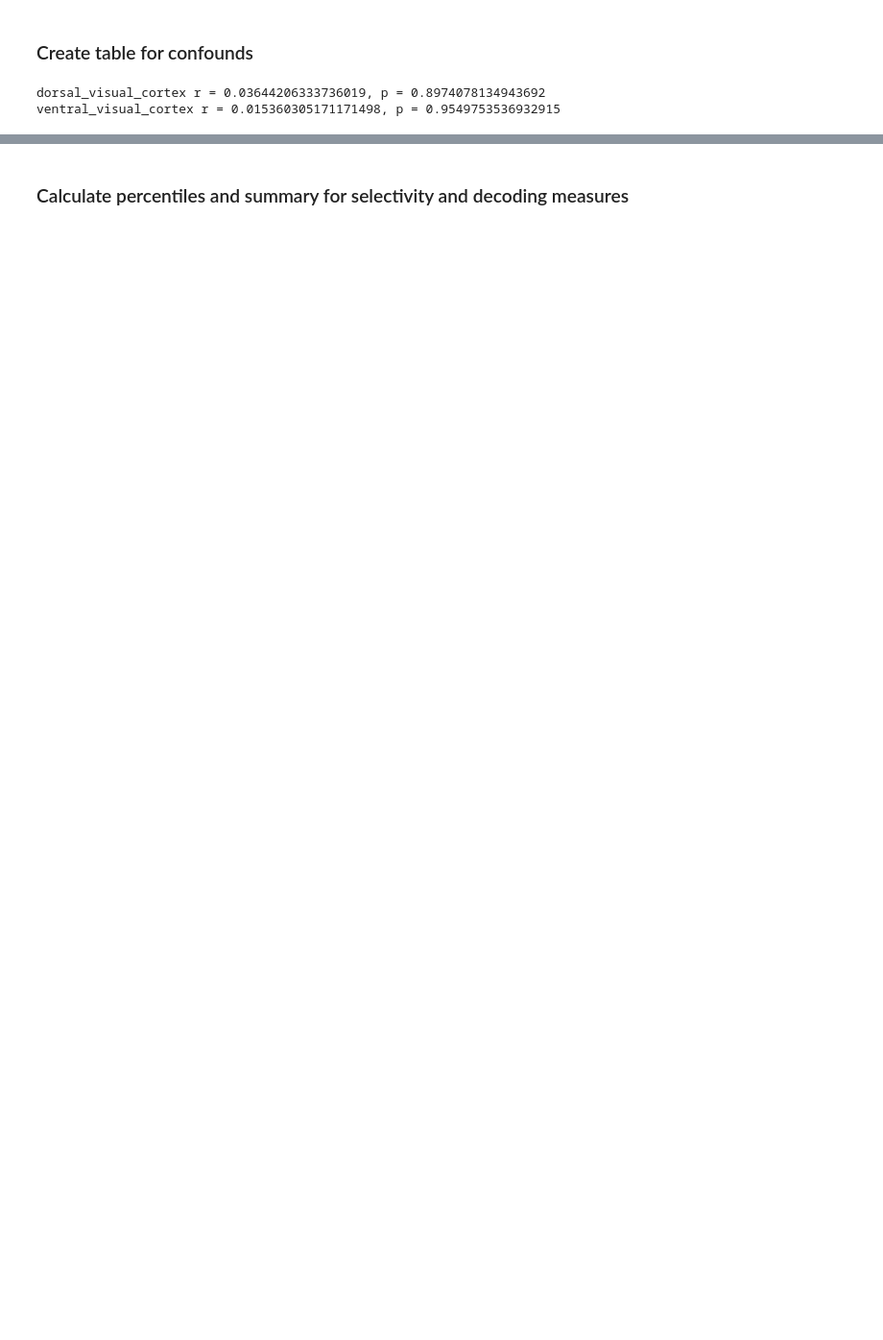
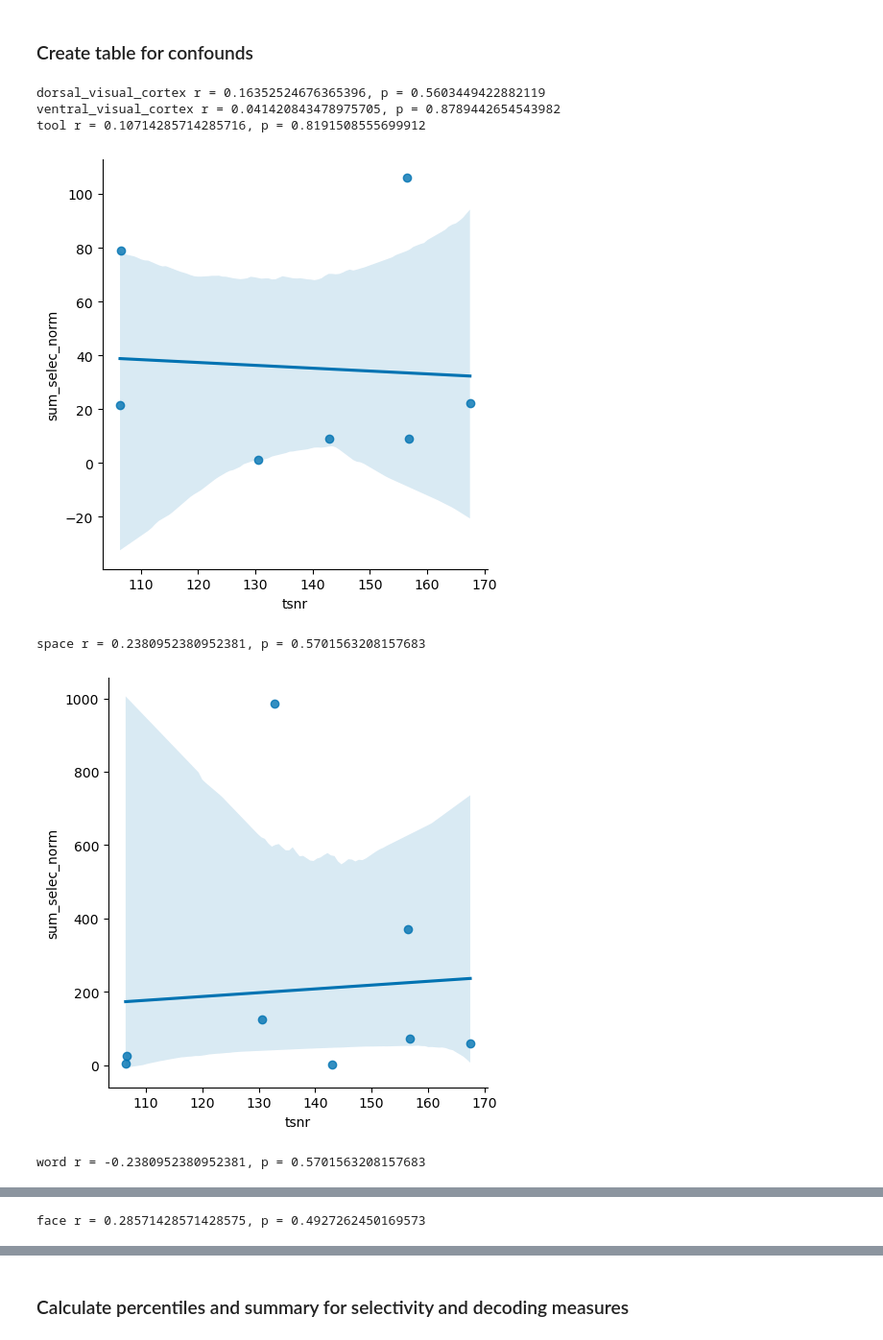
Before and after one commit to vayzenb/hemispace, a Jupyter notebook: analyses/create_tables.ipynb, the cells around one changed output, grey strips where cells are left out. Shown at 96% size. Saved outputs shown, nothing was run; the diff lists cells and outputs as text; code cells hidden in the pictures; blank space fills up the shorter version.

```diff
--- a/analyses/create_tables.ipynb
+++ b/analyses/create_tables.ipynb
@@ -143,7 +143,7 @@ patient_summary['hemi'] = patient_summary['hemi'].str.capitalize()
 patient_summary.to_csv(f'{results_dir}/tables/tsnr_summary_roi_patients.csv', index = False)
 # %%
 #load tsnr data
-tsnr_summary = pd.read_csv(f'{results_dir}/{sum_type}/{sum_type}_summary_roi.csv')
+tsnr_summary = pd.read_csv(f'{results_dir}/confound/confound_summary_roi.csv')
 #extract just patients
 tsnr_summary = tsnr_summary[tsnr_summary['group'] == 'patient']
 
@@ -175,7 +175,7 @@ selectivity_summary = selectivity_summary[selectivity_summary['group'] == 'patie
 selectivity_summary = selectivity_summary[selectivity_summary['roi'] != 'hemi']
 
 #load tsnr data
-tsnr_summary = pd.read_csv(f'{results_dir}/{sum_type}/{sum_type}_summary_roi.csv')
+tsnr_summary = pd.read_csv(f'{results_dir}/confound/confound_summary_roi.csv')
 #extract just patients
 tsnr_summary = tsnr_summary[tsnr_summary['group'] == 'patient']
 
@@ -192,34 +192,51 @@ for roi in tsnr_summary['roi'].unique():
         tsnr_summary.loc[(tsnr_summary['sub'] == sub) & (tsnr_summary['roi'] == roi), 'tsnr'] = mean_tsnr
 
 #drop duplicates
 tsnr_summary = tsnr_summary.drop_duplicates()
 
 #reset index
 tsnr_summary = tsnr_summary.reset_index(drop = True)
 
 
 #add tsnr value to selectivity summary by sub and roi
 for sub in selectivity_summary['sub'].unique():
     for roi in selectivity_summary['roi'].unique():
         tsnr_val = tsnr_summary[(tsnr_summary['sub'] == sub) & (tsnr_summary['roi'] == roi)]['tsnr'].values[0]
         selectivity_summary.loc[(selectivity_summary['sub'] == sub) & (selectivity_summary['roi'] == roi), 'tsnr'] = tsnr_val
 
 
 
 #drop rows where word or face and dorsal_visual_cortex
 selectivity_summary = selectivity_summary[~((selectivity_summary['roi'] == 'dorsal_visual_cortex') & ((selectivity_summary['cond'] == 'word') | (selectivity_summary['cond'] == 'face')))]
 #drop rows where tool or space and ventral_visual_cortex
 selectivity_summary = selectivity_summary[~((selectivity_summary['roi'] == 'ventral_visual_cortex') & ((selectivity_summary['cond'] == 'tool') | (selectivity_summary['cond'] == 'space')))]
 
 #reset index
 selectivity_summary = selectivity_summary.reset_index(drop = True)
 
 #run seperate correlations for each roi
 for roi in selectivity_summary['roi'].unique():
     roi_data = selectivity_summary[selectivity_summary['roi'] == roi]
-    #run correlation
-    r, p = stats.pearsonr(roi_data['tsnr'], roi_data['sum_selec_norm'])
+    #run spearman correlation
+    r, p = stats.spearmanr(roi_data['tsnr'], roi_data['sum_selec_norm'])
+
     print(f'{roi} r = {r}, p = {p}')
+
+#run seperate correlations for each condition
+for cond in selectivity_summary['cond'].unique():
+    cond_data = selectivity_summary[selectivity_summary['cond'] == cond]
+    #run pearson correlation
+    r, p = stats.spearmanr(cond_data['tsnr'], cond_data['sum_selec_norm'])
+    print(f'{cond} r = {r}, p = {p}')
+
+    #plot correlations
+    sns.lmplot(x = 'tsnr', y = 'sum_selec_norm', data = cond_data, hue = 'roi', palette = 'colorblind', legend = False)
+    plt.pause(.001)
 # %% [output]
-dorsal_visual_cortex r = 0.03644206333736019, p = 0.8974078134943692
-ventral_visual_cortex r = 0.015360305171171498, p = 0.9549753536932915
+dorsal_visual_cortex r = 0.16352524676365396, p = 0.5603449422882119
+ventral_visual_cortex r = 0.041420843478975705, p = 0.8789442654543982
+tool r = 0.10714285714285716, p = 0.8191508555699912
+[figure, added]
+space r = 0.2380952380952381, p = 0.5701563208157683
+[figure, added]
+word r = -0.2380952380952381, p = 0.5701563208157683
@@ -225,0 +244 @@ ventral_visual_cortex r = 0.015360305171171498, p = 0.9549753536932915
+face r = 0.28571428571428575, p = 0.4927262450169573
```
Also changed, not shown: parts of 5 cells of this notebook.
